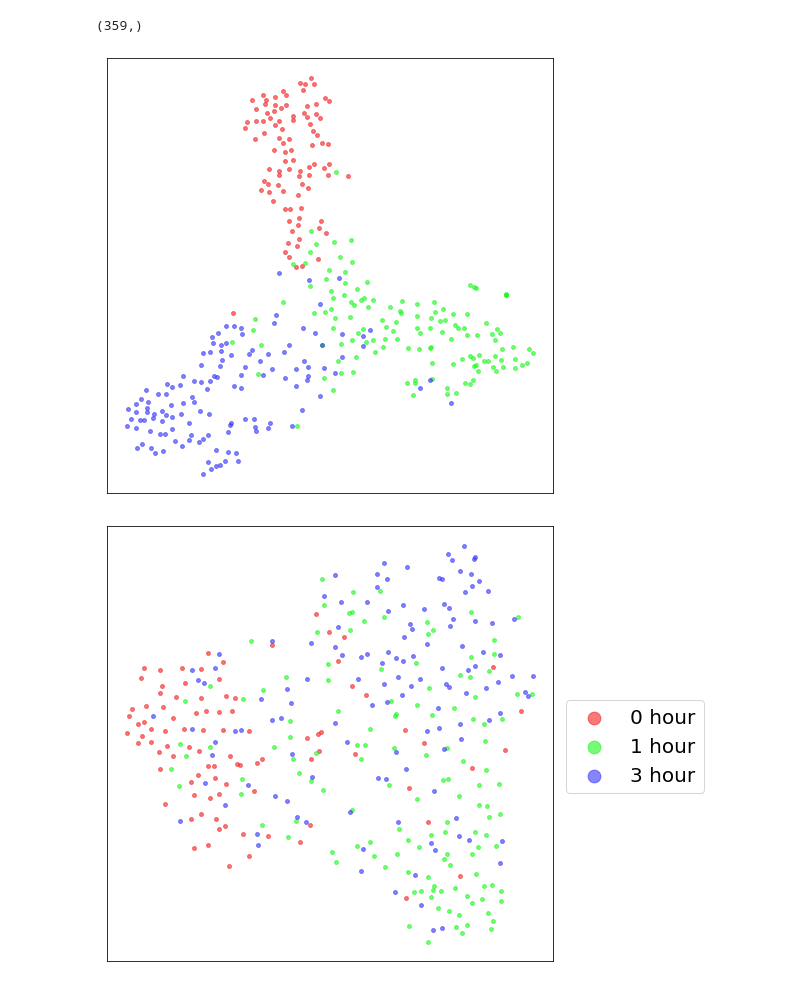
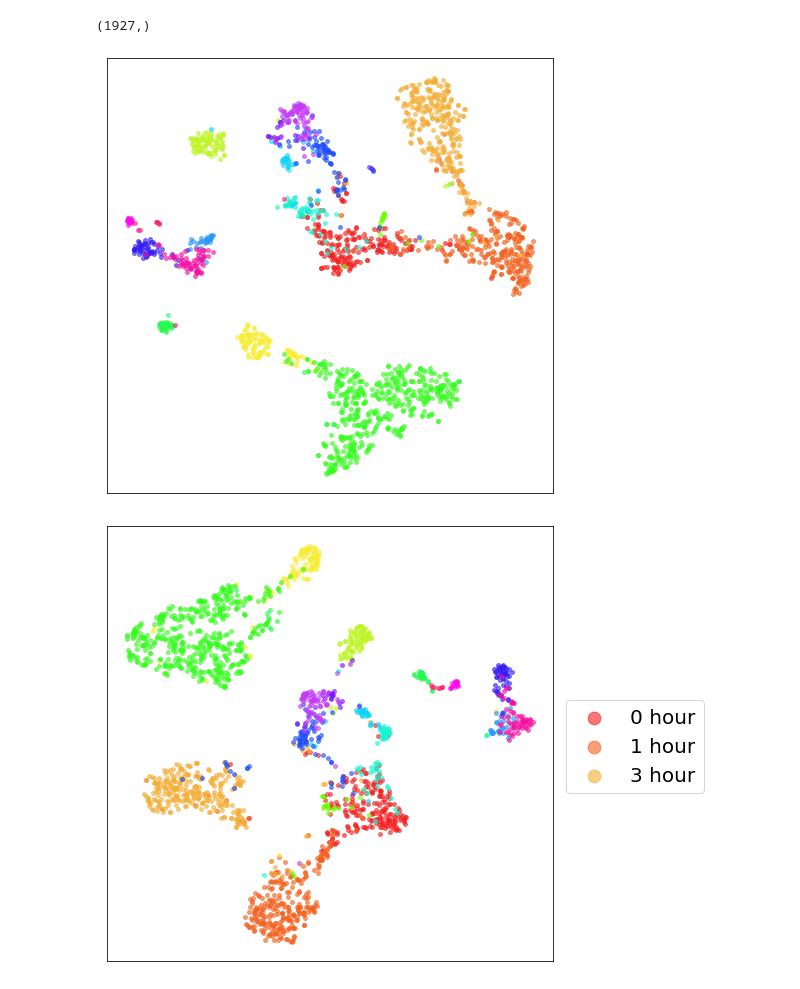
Before and after one commit to kakarotcq/Con-AAE, a Jupyter notebook: visualization/visualization.ipynb, the cells around one changed output. Cells and saved outputs as stored; diff of their text form; code cells hidden in the pictures.

Commit message:
PBMC

```diff
--- a/visualization/visualization.ipynb
+++ b/visualization/visualization.ipynb
@@ -58,46 +58,46 @@ def color(value):
         a3 = digit.index(value[5]) * 16 + digit.index(value[6])
         return (a1, a2, a3)
 # %%
-emb1 =pd.read_csv('../embedding/sci-CAR_rna_emb.csv',index_col=0).values
-emb2 = pd.read_csv('../embedding/sci-CAR_atac_emb.csv', index_col=0).values
+emb1 =pd.read_csv('../embedding/PBMC_rna_emb.csv',index_col=0).values
+emb2 = pd.read_csv('../embedding/PBMC_atac_emb.csv', index_col=0).values
 
 temb1 = TSNE(n_components = 2, learning_rate = 'auto', init = 'random').fit_transform(emb1).T
 temb2 = TSNE(n_components = 2, learning_rate = 'auto', init = 'random').fit_transform(emb2).T
 
 #temb1=reducer.fit_transform(emb1).T
 #temb2=reducer.fit_transform(emb2).T
 
 #predicted_label.shape
-label=pd.read_csv('../data/sci-CAR/label.csv',index_col=0).values.reshape(-1,)
-predicted_label=pd.read_csv('../embedding/sci-CAR_label_transferred.csv',index_col=0).values.reshape(-1,)
+label=pd.read_csv('../data/PBMC/label.csv',index_col=0).values.reshape(-1,)
+predicted_label=pd.read_csv('../embedding/PBMC_label_transferred.csv',index_col=0).values.reshape(-1,)
 #print()
 split = int(label.shape[0] * 0.8)
 label = label[split:]
 label = label.astype(np.int64)
 
 predicted_label.shape
 
 num_color=np.unique(label).shape[0]
 
 rgb_list=list(map(lambda x: color(tuple(x)), ncolors(num_color)))
 
 
 #print("Class number in total is ", np.unique(sample_label).shape)
 print(label.shape)
 plt.figure(figsize=(8,8))
 for i in range(label.max()+1):
 
     plt.scatter(temb1[0][label[:] == i], temb1[1][label[:] == i],color=rgb_list[i], alpha=0.6, s= 60, marker = ".")
     #plt.scatter(temb2[0][sample_label[:] == i], temb2[1][sample_label[:] == i],color=rgb_list[i], alpha=0.6, s= 25, marker = "s")
 #plt.legend(["0 hour","1 hour","3 hour"],loc=2, bbox_to_anchor=(1.05,1.0),borderaxespad = 0.)
 plt.xticks([])
 plt.yticks([])
-plt.savefig('./sci_rna_label' + ".png", dpi=300,bbox_inches='tight')
-plt.savefig('./sci_rna_label.svg',dpi=300,bbox_inches='tight')
+plt.savefig('./PBMC_rna_label' + ".png", dpi=300,bbox_inches='tight')
+plt.savefig('./PBMC_rna_label.svg',dpi=300,bbox_inches='tight')
 plt.show()
 # %% [output]
-(359,)
+(1927,)
-[figure, old version]
+[figure, new version]
 # %%
 plt.figure(figsize=(8,8))
 for i in range(label.max()+1):
@@ -110,11 +110,11 @@ for i in range(label.max()+1):
 plt.legend(["0 hour","1 hour","3 hour"],loc=2, bbox_to_anchor=(1.03,0.6),borderaxespad = 0.,fontsize=20,markerscale=3.3)
 plt.xticks([])
 plt.yticks([])
-plt.savefig('./sci_atac_label' + ".png", dpi=300,bbox_inches='tight')
-plt.savefig('./sci_atac_label.svg',dpi=300,bbox_inches='tight')
+plt.savefig('./PBMC_atac_label' + ".png", dpi=300,bbox_inches='tight')
+plt.savefig('./PBMC_atac_label.svg',dpi=300,bbox_inches='tight')
 plt.show()
 # %% [output]
-[figure, old version]
+[figure, new version]
 # %%
 plt.figure(figsize=(8,8))
 for i in range(label.max()+1):
```
Also changed, not shown: parts of 1 cell of this notebook, 6 other files.
